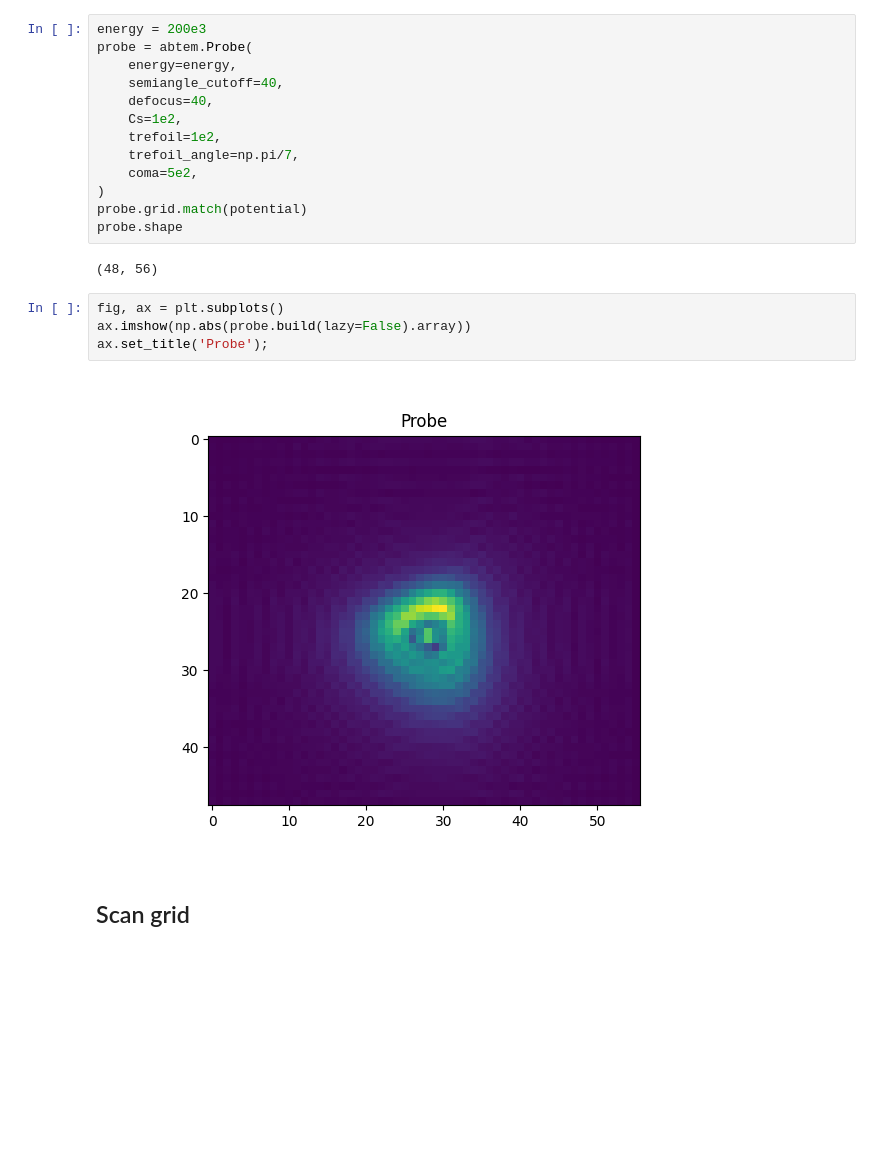
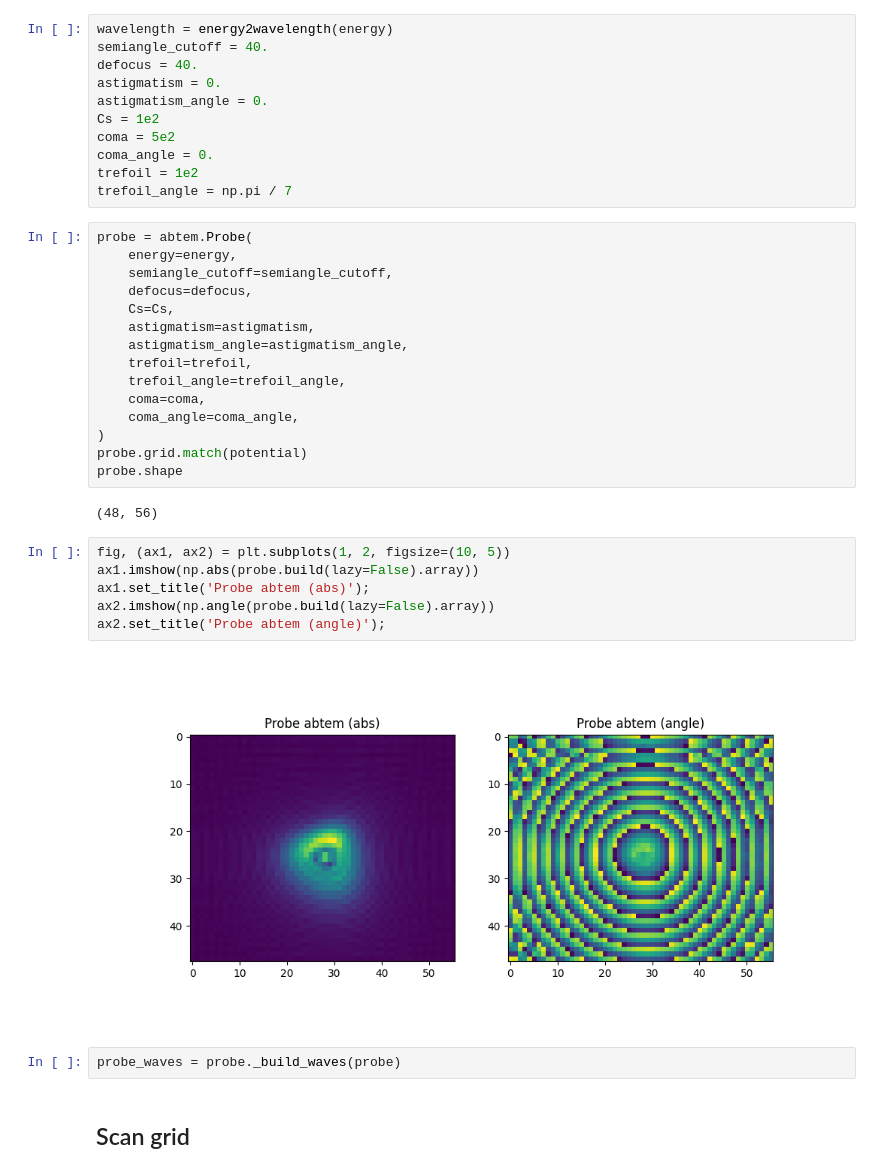
Before and after one commit to METSA-DIADEM/jax-ptychography, a Jupyter notebook: jax_multislice.ipynb, the cells around one changed output. Saved outputs shown, nothing was run; the diff lists cells and outputs as text; blank space fills up the shorter version.

Commit message:
With probe recon

```diff
--- a/jax_multislice.ipynb
+++ b/jax_multislice.ipynb
@@ -66,24 +73,41 @@ for i, (p, s_ax) in enumerate(zip(potential_array, ax.ravel())):
+# %%
+wavelength = energy2wavelength(energy)
+semiangle_cutoff = 40.
+defocus = 40.
+astigmatism = 0.
+astigmatism_angle = 0.
+Cs = 1e2
+coma = 5e2
+coma_angle = 0.
+trefoil = 1e2
+trefoil_angle = np.pi / 7
 # %%
-energy = 200e3
 probe = abtem.Probe(
     energy=energy,
-    semiangle_cutoff=40,
-    defocus=40,
-    Cs=1e2,
-    trefoil=1e2,
-    trefoil_angle=np.pi/7,
-    coma=5e2,
+    semiangle_cutoff=semiangle_cutoff,
+    defocus=defocus,
+    Cs=Cs,
+    astigmatism=astigmatism,
+    astigmatism_angle=astigmatism_angle,
+    trefoil=trefoil,
+    trefoil_angle=trefoil_angle,
+    coma=coma,
+    coma_angle=coma_angle,
 )
 probe.grid.match(potential)
 probe.shape
 # %% [output]
 (48, 56)
 # %%
-fig, ax = plt.subplots()
-ax.imshow(np.abs(probe.build(lazy=False).array))
-ax.set_title('Probe');
+fig, (ax1, ax2) = plt.subplots(1, 2, figsize=(10, 5))
+ax1.imshow(np.abs(probe.build(lazy=False).array))
+ax1.set_title('Probe abtem (abs)');
+ax2.imshow(np.angle(probe.build(lazy=False).array))
+ax2.set_title('Probe abtem (angle)');
 # %% [output]
-[figure, old version]
+[figure, new version]
+# %%
+probe_waves = probe._build_waves(probe)
 # %% [markdown]
 ## Scan grid
 # %%
```
Also changed, not shown: parts of 41 cells of this notebook.
